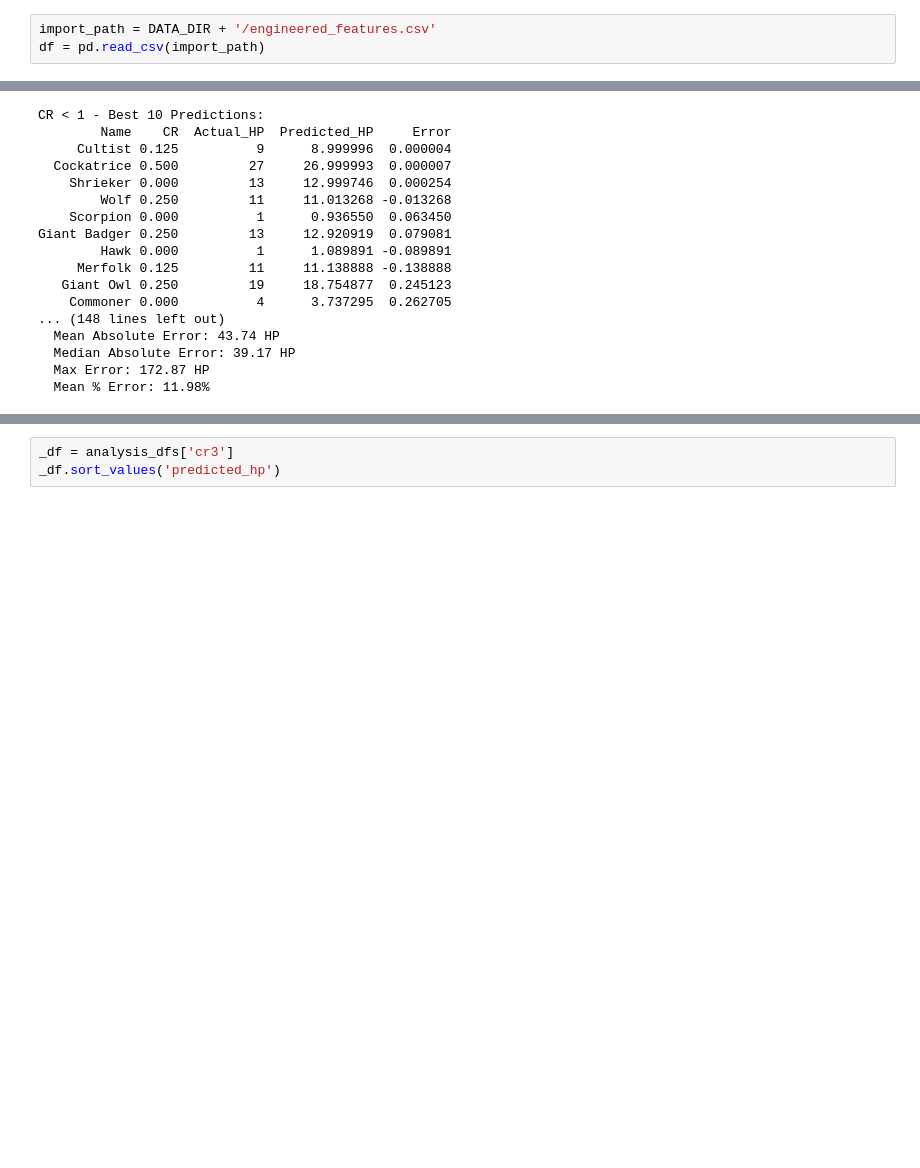
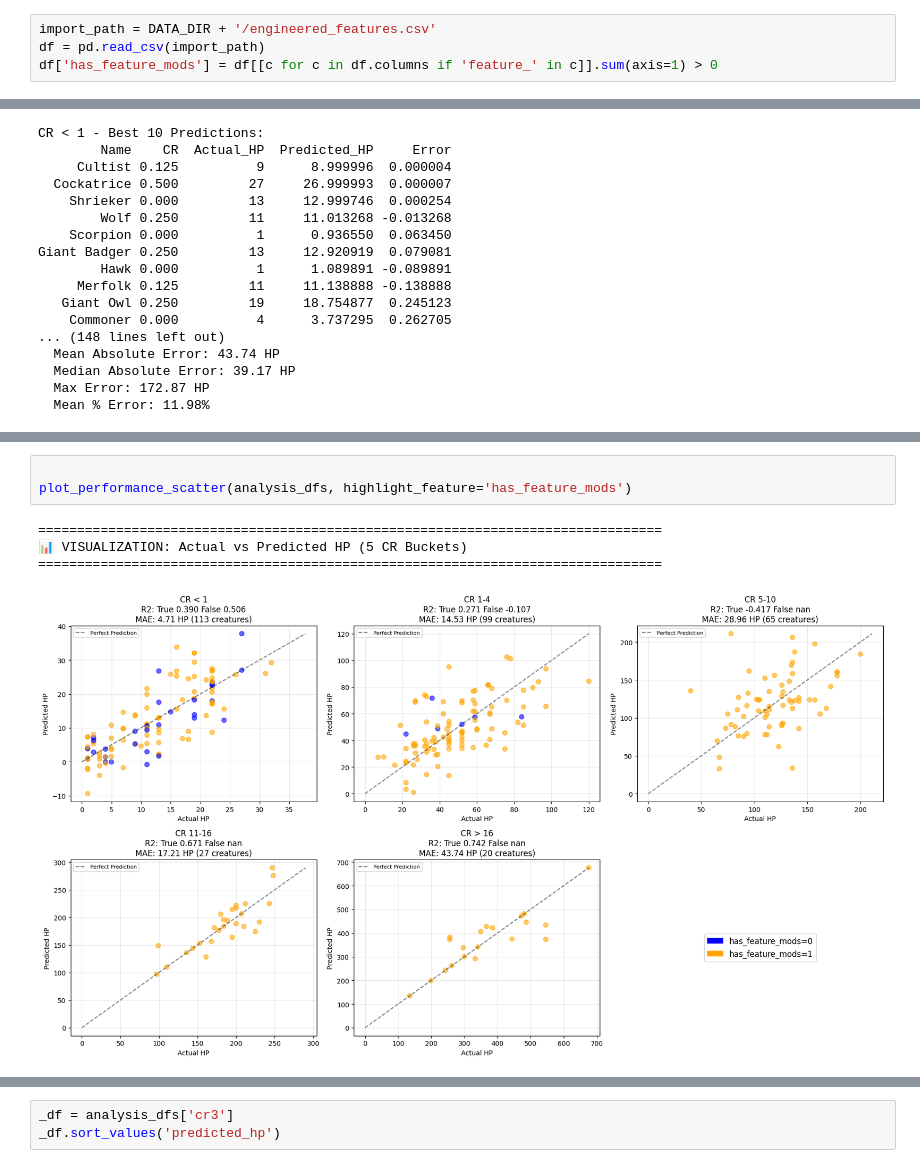
Before and after one commit to conorbarryhoke/matrix_v0, a Jupyter notebook: notebooks/3_model_analysis.ipynb, the cells around one changed output, grey strips where cells are left out. Cells and saved outputs as stored; diff of their text form; blank space fills up the shorter version.

```diff
--- a/notebooks/3_model_analysis.ipynb
+++ b/notebooks/3_model_analysis.ipynb
@@ -83,6 +83,7 @@ Imports successful
 # %%
 import_path = DATA_DIR + '/engineered_features.csv'
 df = pd.read_csv(import_path)
+df['has_feature_mods'] = df[[c for c in df.columns if 'feature_' in c]].sum(axis=1) > 0
 # %%
 import_path = DATA_DIR + '/feature_contributions.csv'
 contributions_df = pd.read_csv(import_path)
@@ -374,0 +253,8 @@ plot_performance_scatter(analysis_dfs, highlight_feature='has_spellcasting')
+# %%
+
+plot_performance_scatter(analysis_dfs, highlight_feature='has_feature_mods')
+# %% [output]
+================================================================================
+📊 VISUALIZATION: Actual vs Predicted HP (5 CR Buckets)
+================================================================================
+[figure, added]
```
Also changed, not shown: parts of 6 cells of this notebook, 11 other files.
